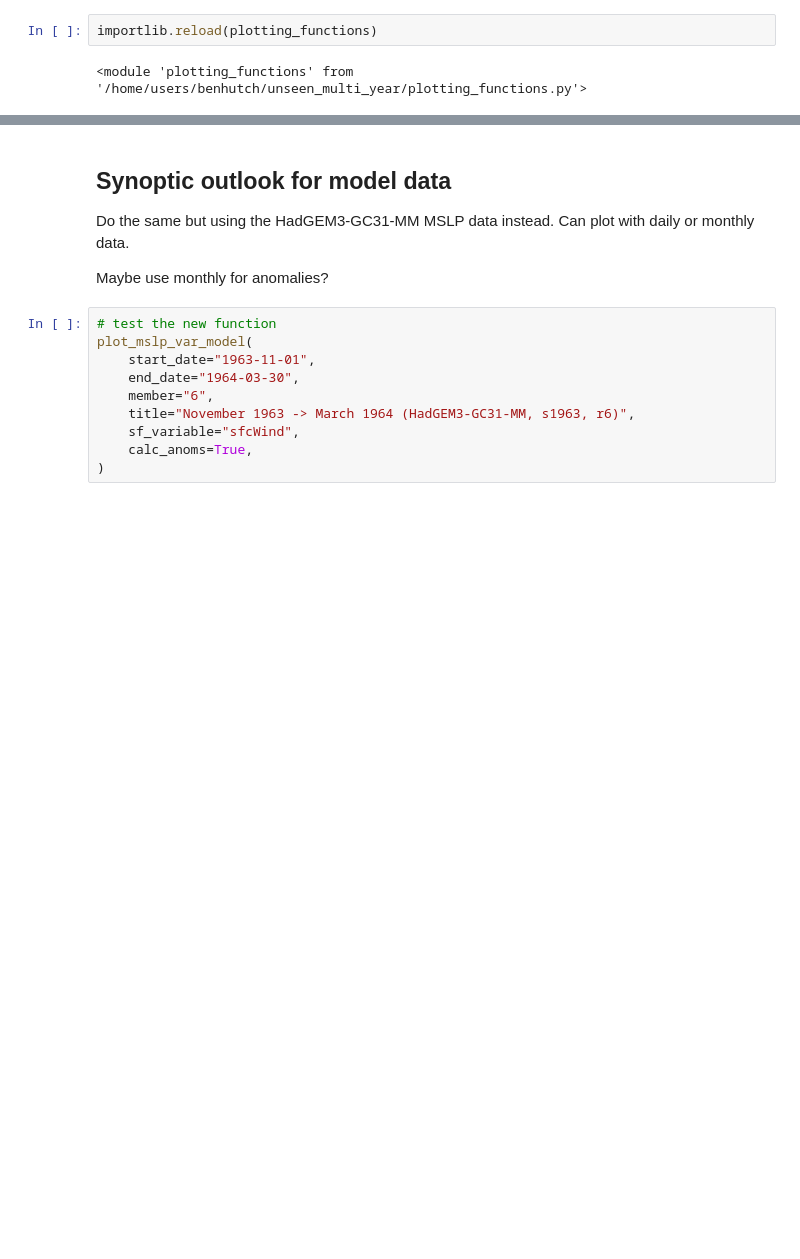
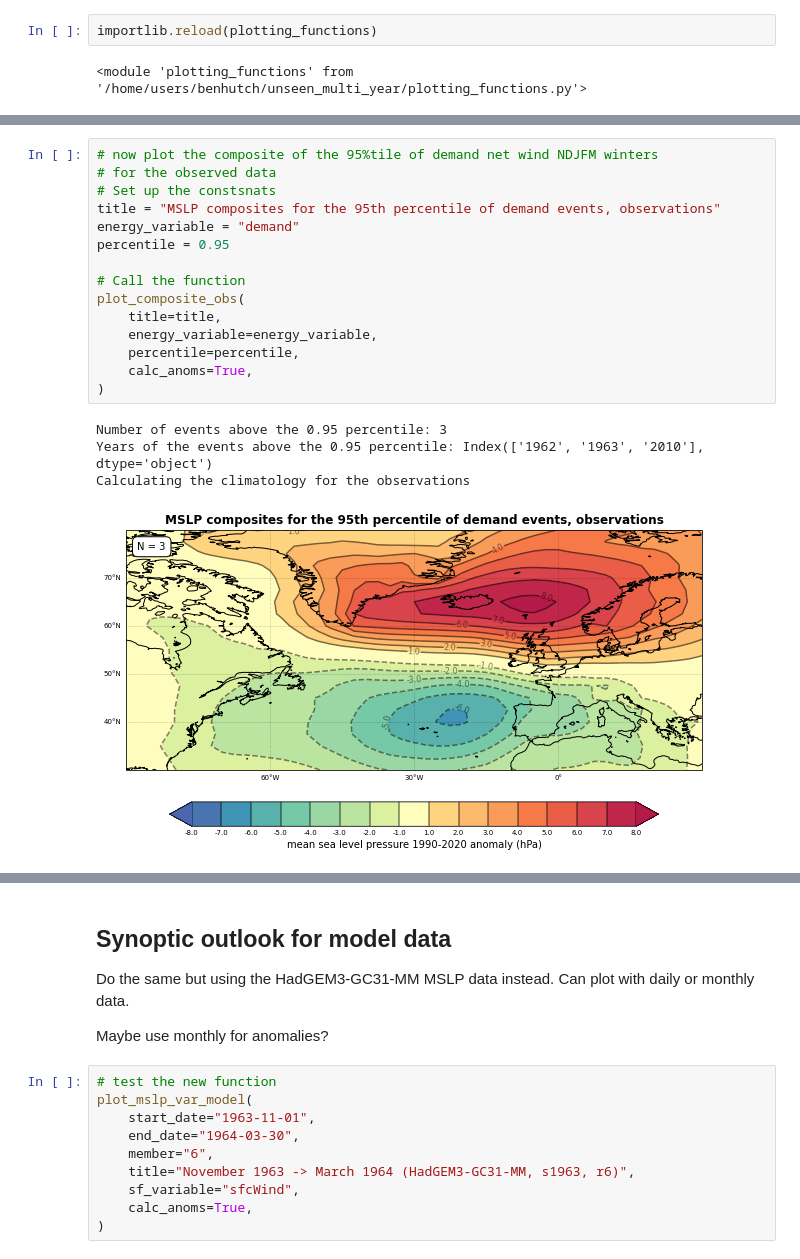
Before and after one commit to benhutchmet/unseen_multi_year, a Jupyter notebook: exploring_ind_events.ipynb, the cells around one changed output, grey strips where cells are left out. Cells and saved outputs as stored; diff of their text form; blank space fills up the shorter version.

```diff
--- a/exploring_ind_events.ipynb
+++ b/exploring_ind_events.ipynb
@@ -591,0 +590,20 @@ Years of the events above the 0.5 percentile: Index(['1960', '1961', '1962', '19
+# %%
+# now plot the composite of the 95%tile of demand net wind NDJFM winters
+# for the observed data
+# Set up the constsnats
+title = "MSLP composites for the 95th percentile of demand events, observations"
+energy_variable = "demand"
+percentile = 0.95
+
+# Call the function
+plot_composite_obs(
+    title=title,
+    energy_variable=energy_variable,
+    percentile=percentile,
+    calc_anoms=True,
+)
+# %% [output]
+Number of events above the 0.95 percentile: 3
+Years of the events above the 0.95 percentile: Index(['1962', '1963', '2010'], dtype='object')
+Calculating the climatology for the observations
+[figure, added]
```
Also changed, not shown: parts of 8 cells of this notebook, 1 other file.
